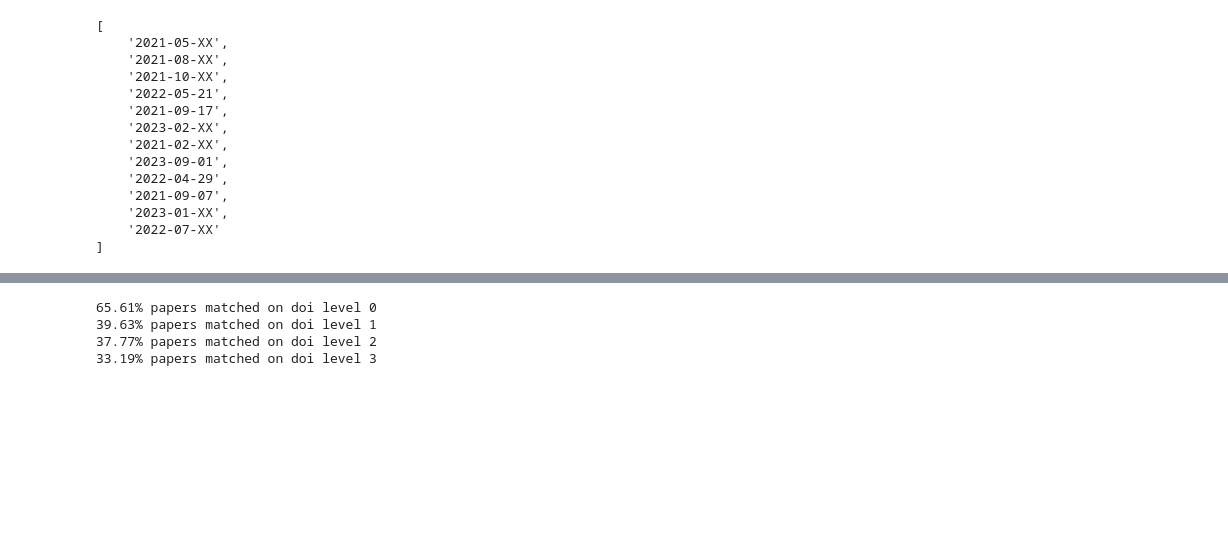
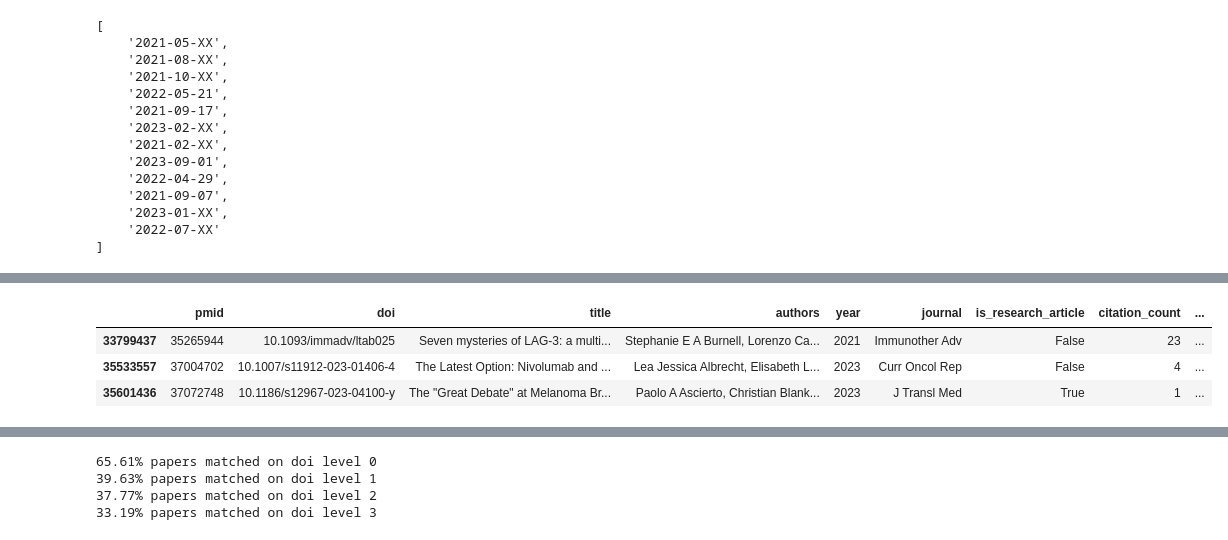
Before and after one commit to innovation-growth-lab/alphafold-impact, a Jupyter notebook: notebooks/wp2_translational_ctc_tcc.ipynb, the cells around one changed output, grey strips where cells are left out. Saved outputs shown, nothing was run; the diff lists cells and outputs as text; code cells hidden in the pictures; blank space fills up the shorter version.

```diff
--- a/notebooks/wp2_translational_ctc_tcc.ipynb
+++ b/notebooks/wp2_translational_ctc_tcc.ipynb
@@ -175,0 +335,5 @@ get_pub_dates_for_pmids('33422626 34153729 34139335 35598005 34535158 35907774 3
+# %%
+# Find cases where `cited_by_clin_earliest_pub_date` is na but
+# `cited_by_clin_pub_dates` is not
+icite_matches.query("cited_by_clin_pub_dates.notna()").query("cited_by_clin_earliest_pub_date.isna()")
+# %% [output]
@@ -175,0 +341,4 @@ get_pub_dates_for_pmids('33422626 34153729 34139335 35598005 34535158 35907774 3
+|  | pmid | doi | title | authors | year | journal | is_research_article | citation_count | ... |
+| 33799437 | 35265944 | 10.1093/immadv/ltab025 | Seven mysteries of LAG-3: a multi... | Stephanie E A Burnell, Lorenzo Ca... | 2021 | Immunother Adv | False | 23 | ... |
+| 35533557 | 37004702 | 10.1007/s11912-023-01406-4 | The Latest Option: Nivolumab and ... | Lea Jessica Albrecht, Elisabeth L... | 2023 | Curr Oncol Rep | False | 4 | ... |
+| 35601436 | 37072748 | 10.1186/s12967-023-04100-y | The "Great Debate" at Melanoma Br... | Paolo A Ascierto, Christian Blank... | 2023 | J Transl Med | True | 1 | ... |
```
Also changed, not shown: parts of 27 cells of this notebook.
